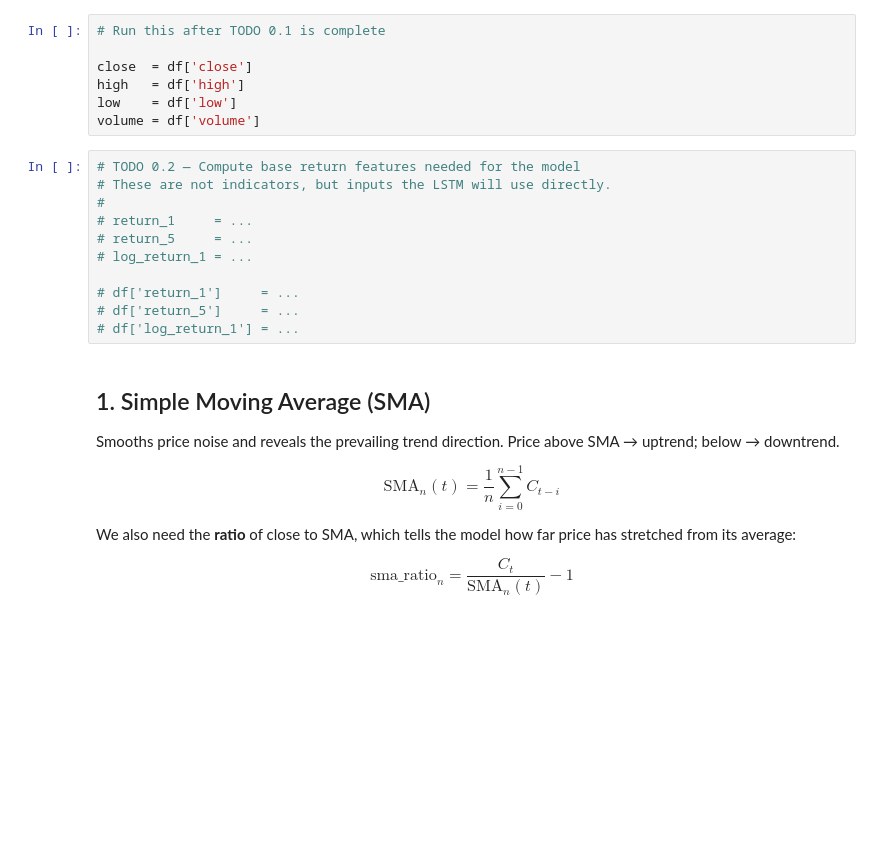
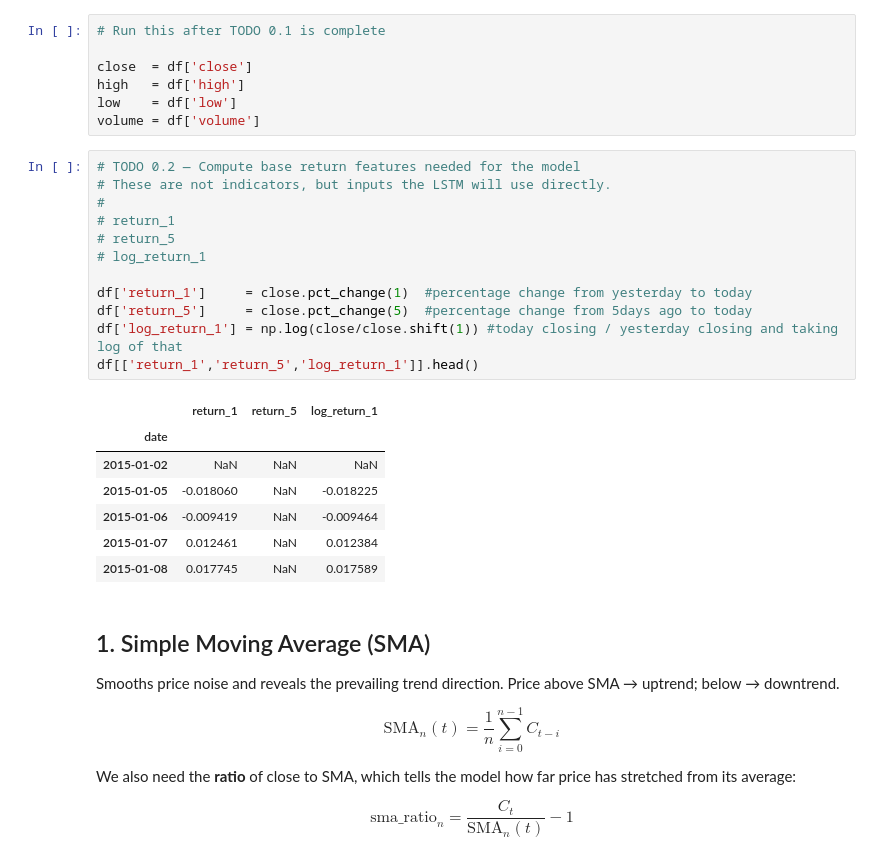
Before and after one commit to Abhinav-pro1003/SOC-Stock-Trading-With-LSTM-And-RL, a Jupyter notebook: Week2/technical_indicators.ipynb, the cells around one changed output. Cells and saved outputs as stored; diff of their text form; blank space fills up the shorter version.

```diff
--- a/Week2/technical_indicators.ipynb
+++ b/Week2/technical_indicators.ipynb
@@ -45,14 +82,23 @@ volume = df['volume']
 # %%
 # TODO 0.2 — Compute base return features needed for the model
 # These are not indicators, but inputs the LSTM will use directly.
 #
-# return_1     = ...
-# return_5     = ...
-# log_return_1 = ...
+# return_1
+# return_5
+# log_return_1
 
-# df['return_1']     = ...
-# df['return_5']     = ...
-# df['log_return_1'] = ...
+df['return_1']     = close.pct_change(1)  #percentage change from yesterday to today
+df['return_5']     = close.pct_change(5)  #percentage change from 5days ago to today
+df['log_return_1'] = np.log(close/close.shift(1)) #today closing / yesterday closing and taking log of that
+df[['return_1','return_5','log_return_1']].head()
+# %% [output]
+|  | return_1 | return_5 | log_return_1 |
+| date |  |  |  |
+| 2015-01-02 | NaN | NaN | NaN |
+| 2015-01-05 | -0.018060 | NaN | -0.018225 |
+| 2015-01-06 | -0.009419 | NaN | -0.009464 |
+| 2015-01-07 | 0.012461 | NaN | 0.012384 |
+| 2015-01-08 | 0.017745 | NaN | 0.017589 |
 # %% [markdown]
 ## 1. Simple Moving Average (SMA)
 
```
Also changed, not shown: parts of 4 cells of this notebook.
